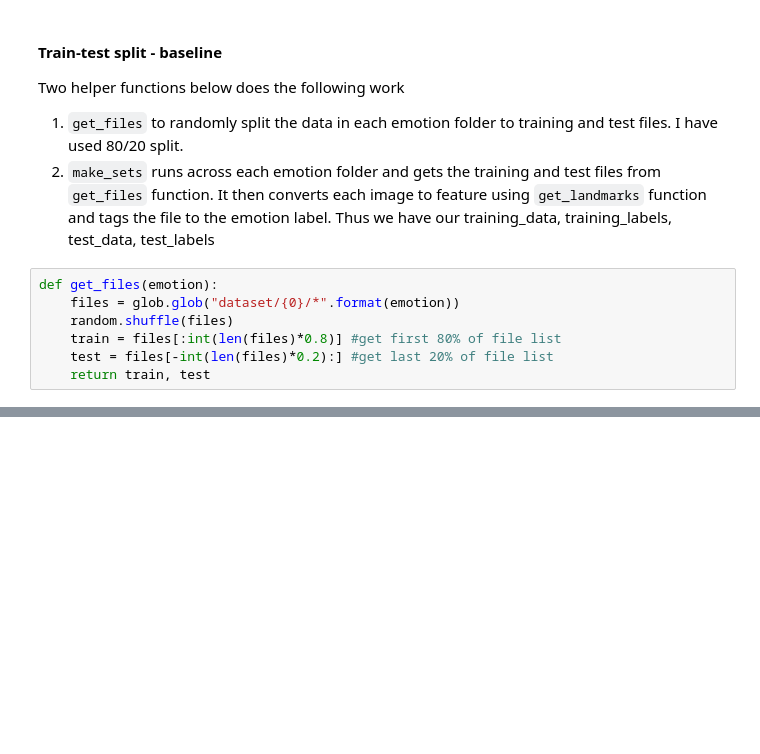
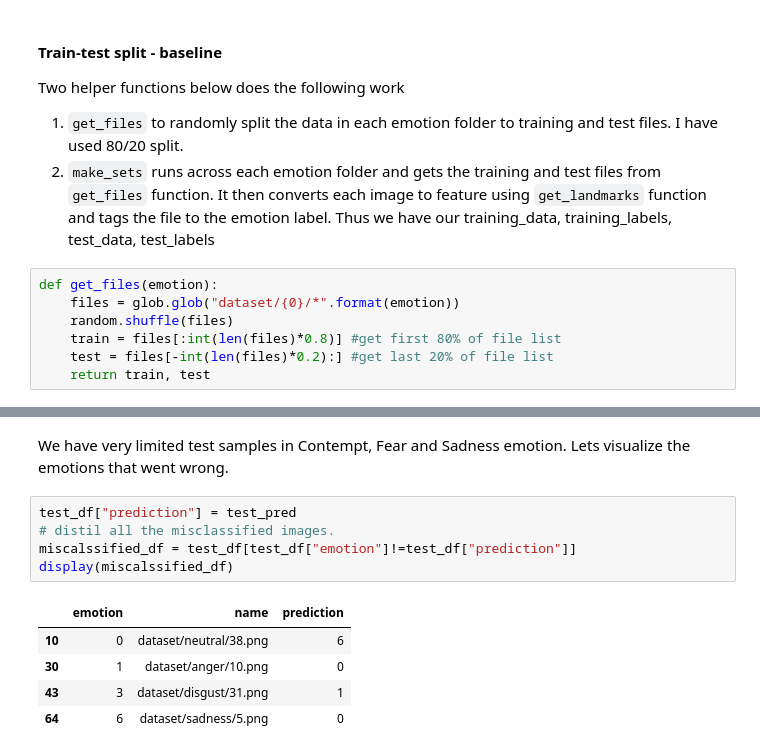
Before and after one commit to karthikBalasubramanian/FER, a Jupyter notebook: FER Capstone Implementation.ipynb, the cells around one changed output, grey strips where cells are left out. Drawn from its saved outputs; the diff is of its cells as text; blank space fills up the shorter version.

```diff
--- a/FER Capstone Implementation.ipynb
+++ b/FER Capstone Implementation.ipynb
@@ -388,0 +515,13 @@ Mean accuracy score: 0.7976470588235294
+# %% [markdown]
+We have very limited test samples in Contempt, Fear and Sadness emotion. Lets visualize the emotions that went wrong.
+# %%
+test_df["prediction"] = test_pred
+# distil all the misclassified images.
+miscalssified_df = test_df[test_df["emotion"]!=test_df["prediction"]]
+display(miscalssified_df)
+# %% [output]
+|  | emotion | name | prediction |
+| 10 | 0 | dataset/neutral/38.png | 6 |
+| 30 | 1 | dataset/anger/10.png | 0 |
+| 43 | 3 | dataset/disgust/31.png | 1 |
+| 64 | 6 | dataset/sadness/5.png | 0 |
```
Also changed, not shown: parts of 17 cells of this notebook.
